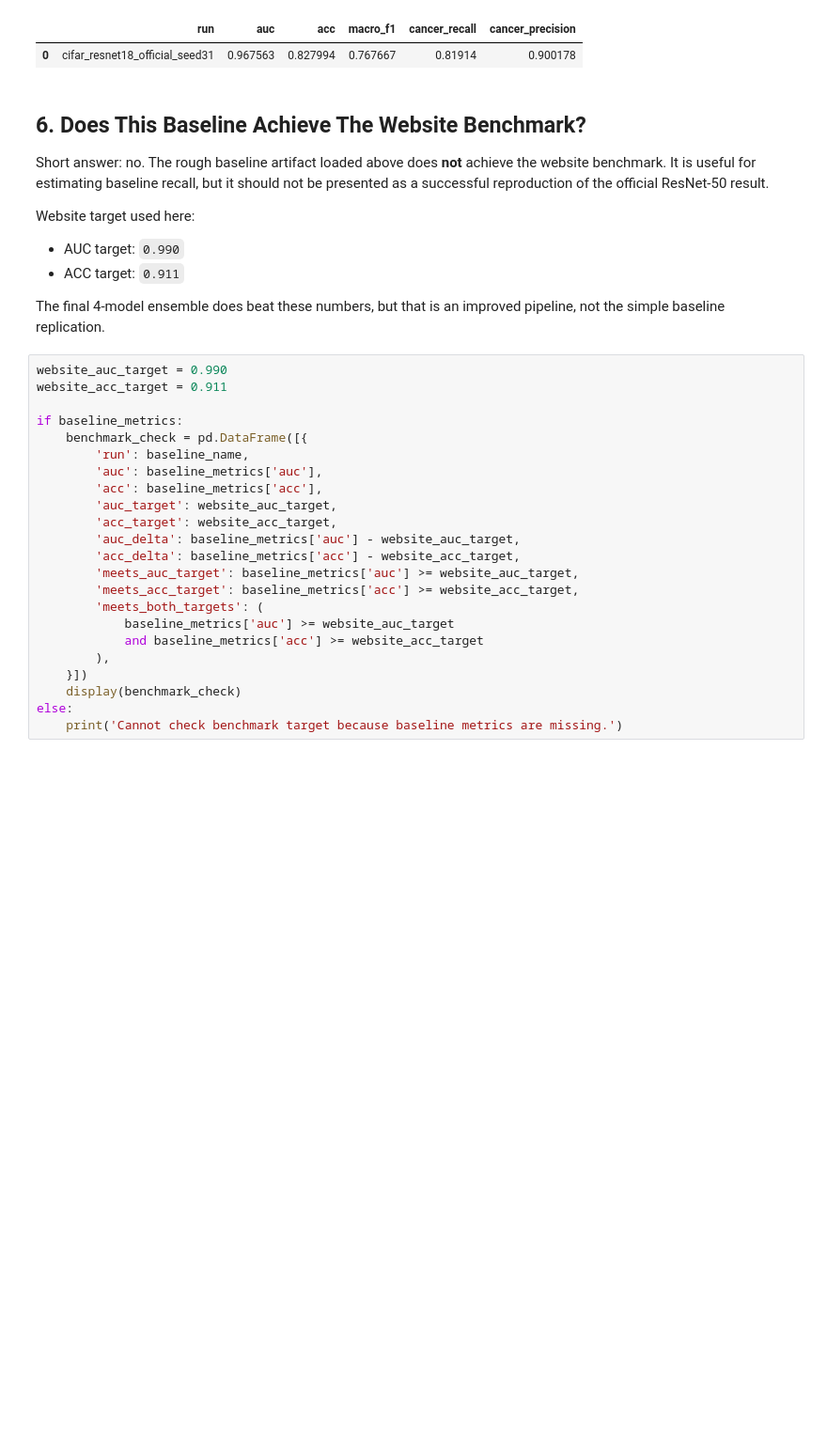
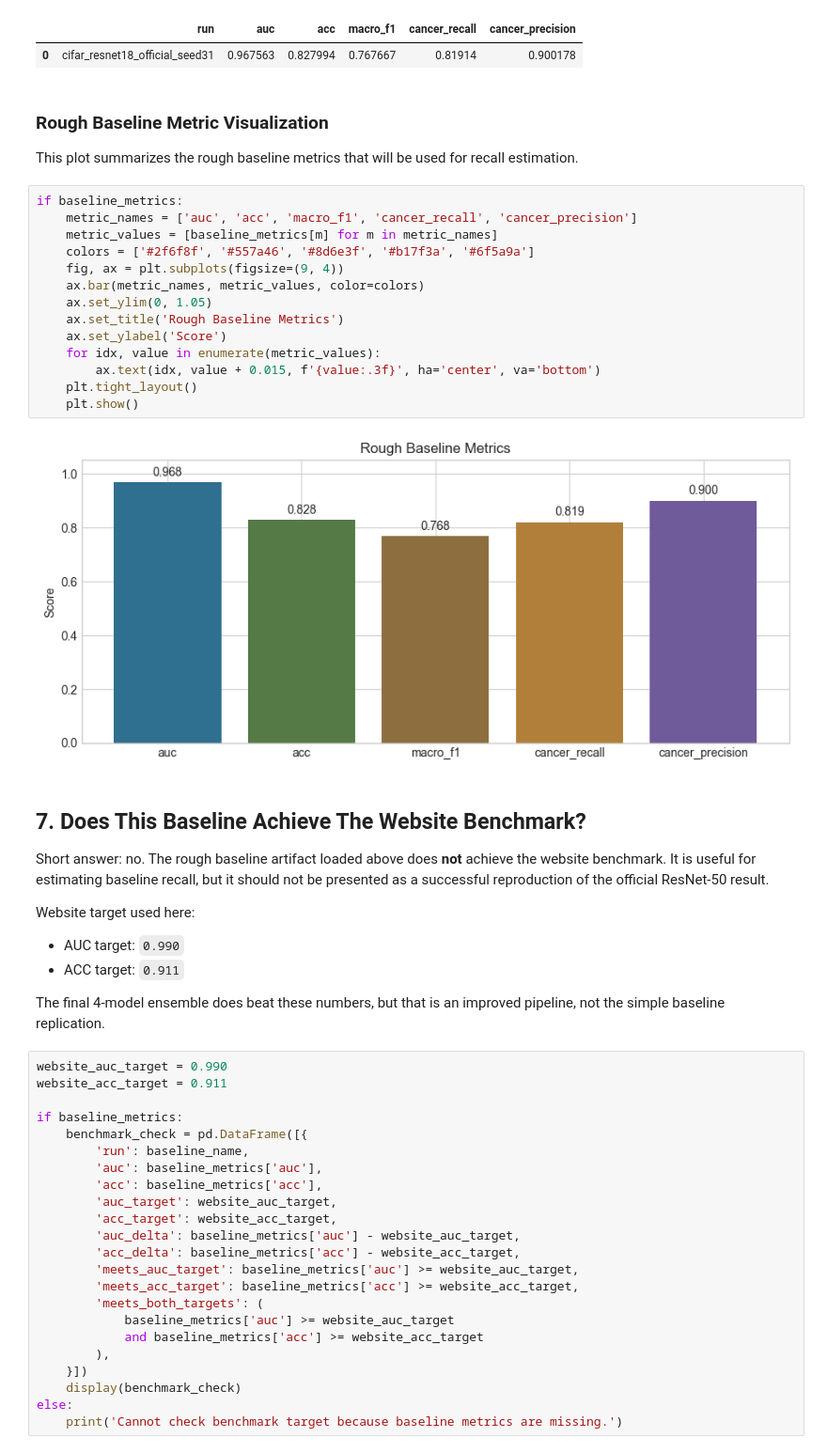
Before and after one commit to nickzerjeski/pathmnist-classification-improvement, a Jupyter notebook: notebooks/exploration.ipynb, the cells around one changed output. Shown at 94% size. Cells and saved outputs as stored; diff of their text form; blank space fills up the shorter version.

```diff
--- a/notebooks/exploration.ipynb
+++ b/notebooks/exploration.ipynb
@@ -179,8 +292,28 @@ else:
 # %% [output]
 |  | run | auc | acc | macro_f1 | cancer_recall | cancer_precision |
 | 0 | cifar_resnet18_official_seed31 | 0.967563 | 0.827994 | 0.767667 | 0.81914 | 0.900178 |
+# %% [markdown]
+### Rough Baseline Metric Visualization
+
+This plot summarizes the rough baseline metrics that will be used for recall estimation.
+# %%
+if baseline_metrics:
+    metric_names = ['auc', 'acc', 'macro_f1', 'cancer_recall', 'cancer_precision']
+    metric_values = [baseline_metrics[m] for m in metric_names]
+    colors = ['#2f6f8f', '#557a46', '#8d6e3f', '#b17f3a', '#6f5a9a']
+    fig, ax = plt.subplots(figsize=(9, 4))
+    ax.bar(metric_names, metric_values, color=colors)
+    ax.set_ylim(0, 1.05)
+    ax.set_title('Rough Baseline Metrics')
+    ax.set_ylabel('Score')
+    for idx, value in enumerate(metric_values):
+        ax.text(idx, value + 0.015, f'{value:.3f}', ha='center', va='bottom')
+    plt.tight_layout()
+    plt.show()
+# %% [output]
+[figure, added]
 # %% [markdown]
-## 6. Does This Baseline Achieve The Website Benchmark?
+## 7. Does This Baseline Achieve The Website Benchmark?
 
 Short answer: no. The rough baseline artifact loaded above does **not** achieve the website benchmark. It is useful for estimating baseline recall, but it should not be presented as a successful reproduction of the official ResNet-50 result.
 
```
Also changed, not shown: parts of 24 cells of this notebook, 1 other file.
